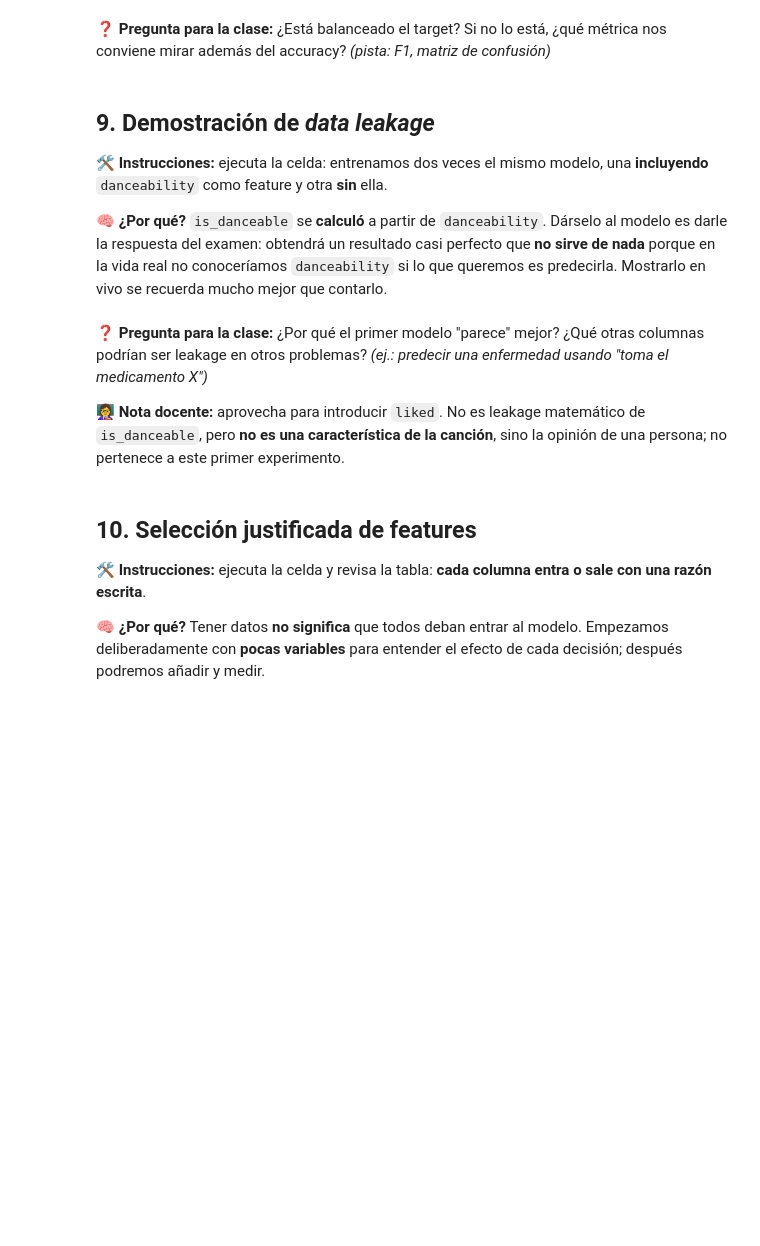
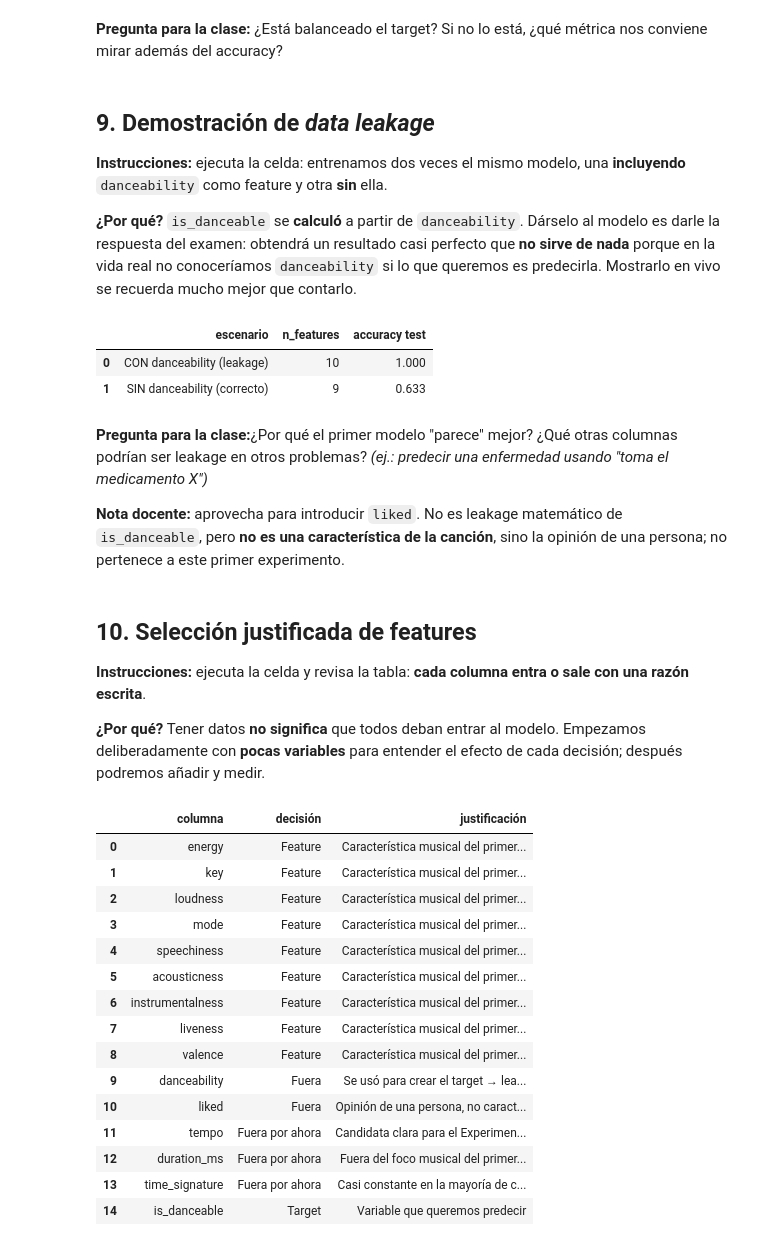
Before and after one commit to AlexMrepU/IA_aplicada, a Jupyter notebook: Notebooks/clase_15_10_2026.ipynb, the cells around one changed output. Cells and saved outputs as stored; diff of their text form; code cells hidden in the pictures; blank space fills up the shorter version.

Commit message:
Clase 15/10/2026

```diff
--- a/Notebooks/clase_15_10_2026.ipynb
+++ b/Notebooks/clase_15_10_2026.ipynb
@@ -282,10 +451,10 @@ display(df[["danceability", "is_danceable"]].sort_values("danceability").iloc[::
 # %% [markdown]
-**❓ Pregunta para la clase:** ¿Está balanceado el target? Si no lo está, ¿qué métrica nos conviene mirar además del accuracy? *(pista: F1, matriz de confusión)*
+**Pregunta para la clase:** ¿Está balanceado el target? Si no lo está, ¿qué métrica nos conviene mirar además del accuracy?
 # %% [markdown]
 ## 9. Demostración de *data leakage*
-**🛠️ Instrucciones:** ejecuta la celda: entrenamos dos veces el mismo modelo, una **incluyendo** `danceability` como feature y otra **sin** ella.
+**Instrucciones:** ejecuta la celda: entrenamos dos veces el mismo modelo, una **incluyendo** `danceability` como feature y otra **sin** ella.
 
-**🧠 ¿Por qué?** `is_danceable` se **calculó** a partir de `danceability`. Dárselo al modelo es darle la respuesta del examen: obtendrá un resultado casi perfecto que **no sirve de nada** porque en la vida real no conoceríamos `danceability` si lo que queremos es predecirla. Mostrarlo en vivo se recuerda mucho mejor que contarlo.
+**¿Por qué?** `is_danceable` se **calculó** a partir de `danceability`. Dárselo al modelo es darle la respuesta del examen: obtendrá un resultado casi perfecto que **no sirve de nada** porque en la vida real no conoceríamos `danceability` si lo que queremos es predecirla. Mostrarlo en vivo se recuerda mucho mejor que contarlo.
 # %%
 audio_base = ["energy","loudness","valence","acousticness","instrumentalness","speechiness","liveness","mode","key"]
 audio_base = [c for c in audio_base if c in df.columns]
@@ -298,45 +467,66 @@ def evaluar(features, nombre):
             "accuracy test": round(accuracy_score(yte, m.predict(Xte)), 3)}
 
 res_leak = pd.DataFrame([
-    evaluar(audio_base + ["danceability"], "CON danceability (leakage ⚠️)"),
-    evaluar(audio_base,                     "SIN danceability (correcto ✅)"),
+    evaluar(audio_base + ["danceability"], "CON danceability (leakage)"),
+    evaluar(audio_base,                     "SIN danceability (correcto)"),
 ])
 display(res_leak)
+# %% [output]
+|  | escenario | n_features | accuracy test |
+| 0 | CON danceability (leakage) | 10 | 1.000 |
+| 1 | SIN danceability (correcto) | 9 | 0.633 |
 # %% [markdown]
-**❓ Pregunta para la clase:** ¿Por qué el primer modelo "parece" mejor? ¿Qué otras columnas podrían ser leakage en otros problemas? *(ej.: predecir una enfermedad usando "toma el medicamento X")*
+**Pregunta para la clase:**¿Por qué el primer modelo "parece" mejor? ¿Qué otras columnas podrían ser leakage en otros problemas? *(ej.: predecir una enfermedad usando "toma el medicamento X")*
 
-**👩‍🏫 Nota docente:** aprovecha para introducir `liked`. No es leakage matemático de `is_danceable`, pero **no es una característica de la canción**, sino la opinión de una persona; no pertenece a este primer experimento.
+**Nota docente:** aprovecha para introducir `liked`. No es leakage matemático de `is_danceable`, pero **no es una característica de la canción**, sino la opinión de una persona; no pertenece a este primer experimento.
 # %% [markdown]
 ## 10. Selección justificada de features
-**🛠️ Instrucciones:** ejecuta la celda y revisa la tabla: **cada columna entra o sale con una razón escrita**.
+**Instrucciones:** ejecuta la celda y revisa la tabla: **cada columna entra o sale con una razón escrita**.
 
-**🧠 ¿Por qué?** Tener datos **no significa** que todos deban entrar al modelo. Empezamos deliberadamente con **pocas variables** para entender el efecto de cada decisión; después podremos añadir y medir.
+**¿Por qué?** Tener datos **no significa** que todos deban entrar al modelo. Empezamos deliberadamente con **pocas variables** para entender el efecto de cada decisión; después podremos añadir y medir.
 # %%
 FEATURES = ["energy","loudness","valence","acousticness","instrumentalness",
             "speechiness","liveness","mode","key"]
 
 DECISIONES = {
-    "danceability": ("❌ Fuera", "Se usó para crear el target → leakage"),
-    "is_danceable": ("🎯 Target", "Variable que queremos predecir"),
-    "liked":        ("❌ Fuera", "Opinión de una persona, no característica de la canción (posible Experimento 3)"),
-    "tempo":        ("🔹 Fuera por ahora", "Candidata clara para el Experimento 2 (¿mejora al añadirla?)"),
-    "duration_ms":  ("🔹 Fuera por ahora", "Fuera del foco musical del primer modelo"),
-    "time_signature": ("🔹 Fuera por ahora", "Casi constante en la mayoría de canciones"),
-    "popularity":   ("❌ Fuera (si existe)", "Experimento 2: ¿la popularidad mejora la predicción?"),
-    "explicit":     ("🔹 Fuera por ahora", "Posible feature futura"),
-    "track_id":     ("❌ Fuera (si existe)", "Identificador: no aporta información musical"),
-    "name":         ("❌ Fuera (si existe)", "Texto; a futuro, NLP sobre título/letra"),
-    "artists":      ("❌ Fuera (si existe)", "Alta cardinalidad"),
-    "album":        ("❌ Fuera (si existe)", "Alta cardinalidad"),
-    "genre":        ("🔎 Análisis (si existe)", "Posible target de otro experimento"),
+    "danceability": ("Fuera", "Se usó para crear el target → leakage"),
+    "is_danceable": ("Target", "Variable que queremos predecir"),
+    "liked":        ("Fuera", "Opinión de una persona, no característica de la canción (posible Experimento 3)"),
+    "tempo":        ("Fuera por ahora", "Candidata clara para el Experimento 2 (¿mejora al añadirla?)"),
+    "duration_ms":  ("Fuera por ahora", "Fuera del foco musical del primer modelo"),
+    "time_signature": ("Fuera por ahora", "Casi constante en la mayoría de canciones"),
+    "popularity":   ("Fuera (si existe)", "Experimento 2: ¿la popularidad mejora la predicción?"),
+    "explicit":     ("Fuera por ahora", "Posible feature futura"),
+    "track_id":     ("Fuera (si existe)", "Identificador: no aporta información musical"),
+    "name":         ("Fuera (si existe)", "Texto; a futuro, NLP sobre título/letra"),
+    "artists":      ("Fuera (si existe)", "Alta cardinalidad"),
+    "album":        ("Fuera (si existe)", "Alta cardinalidad"),
+    "genre":        ("Análisis (si existe)", "Posible target de otro experimento"),
 }
 for f in FEATURES:
-    DECISIONES[f] = ("✅ Feature", "Característica musical del primer modelo")
+    DECISIONES[f] = ("Feature", "Característica musical del primer modelo")
 
 faltan = [f for f in FEATURES if f not in df.columns]
 assert not faltan, f"Faltan features requeridas: {faltan}"
 
-tab = pd.DataFrame([(c, *DECISIONES.get(c, ("❓ Sin decidir", "Columna no contemplada en el plan")))
+tab = pd.DataFrame([(c, *DECISIONES.get(c, ("Sin decidir", "Columna no contemplada en el plan")))
                     for c in df.columns], columns=["columna", "decisión", "justificación"])
 display(tab.sort_values("decisión").reset_index(drop=True))
+# %% [output]
+|  | columna | decisión | justificación |
+| 0 | energy | Feature | Característica musical del primer... |
+| 1 | key | Feature | Característica musical del primer... |
+| 2 | loudness | Feature | Característica musical del primer... |
+| 3 | mode | Feature | Característica musical del primer... |
+| 4 | speechiness | Feature | Característica musical del primer... |
+| 5 | acousticness | Feature | Característica musical del primer... |
+| 6 | instrumentalness | Feature | Característica musical del primer... |
+| 7 | liveness | Feature | Característica musical del primer... |
+| 8 | valence | Feature | Característica musical del primer... |
+| 9 | danceability | Fuera | Se usó para crear el target → lea... |
+| 10 | liked | Fuera | Opinión de una persona, no caract... |
+| 11 | tempo | Fuera por ahora | Candidata clara para el Experimen... |
+| 12 | duration_ms | Fuera por ahora | Fuera del foco musical del primer... |
+| 13 | time_signature | Fuera por ahora | Casi constante en la mayoría de c... |
+| 14 | is_danceable | Target | Variable que queremos predecir |
 # %% [markdown]
```
Also changed, not shown: parts of 44 cells of this notebook, 5 other files.
